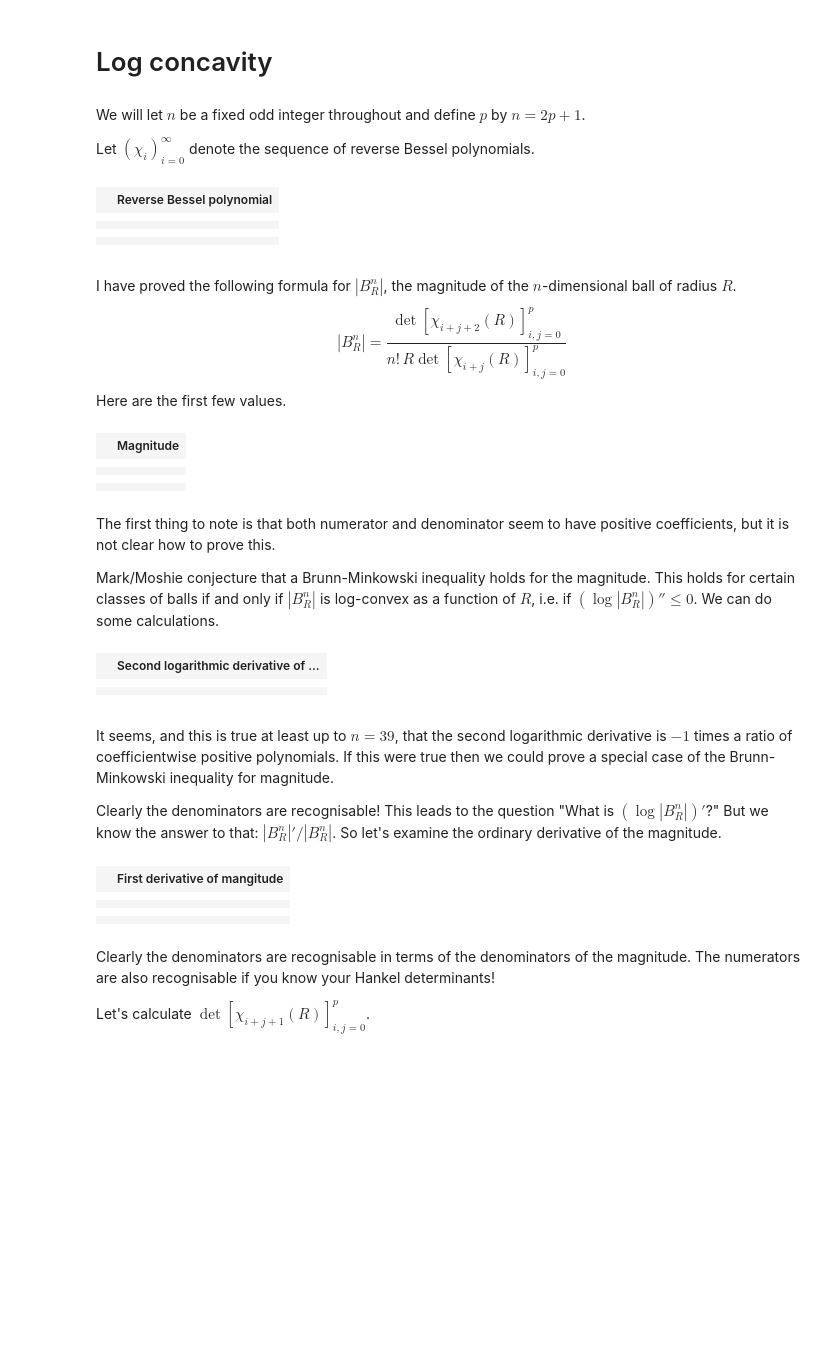
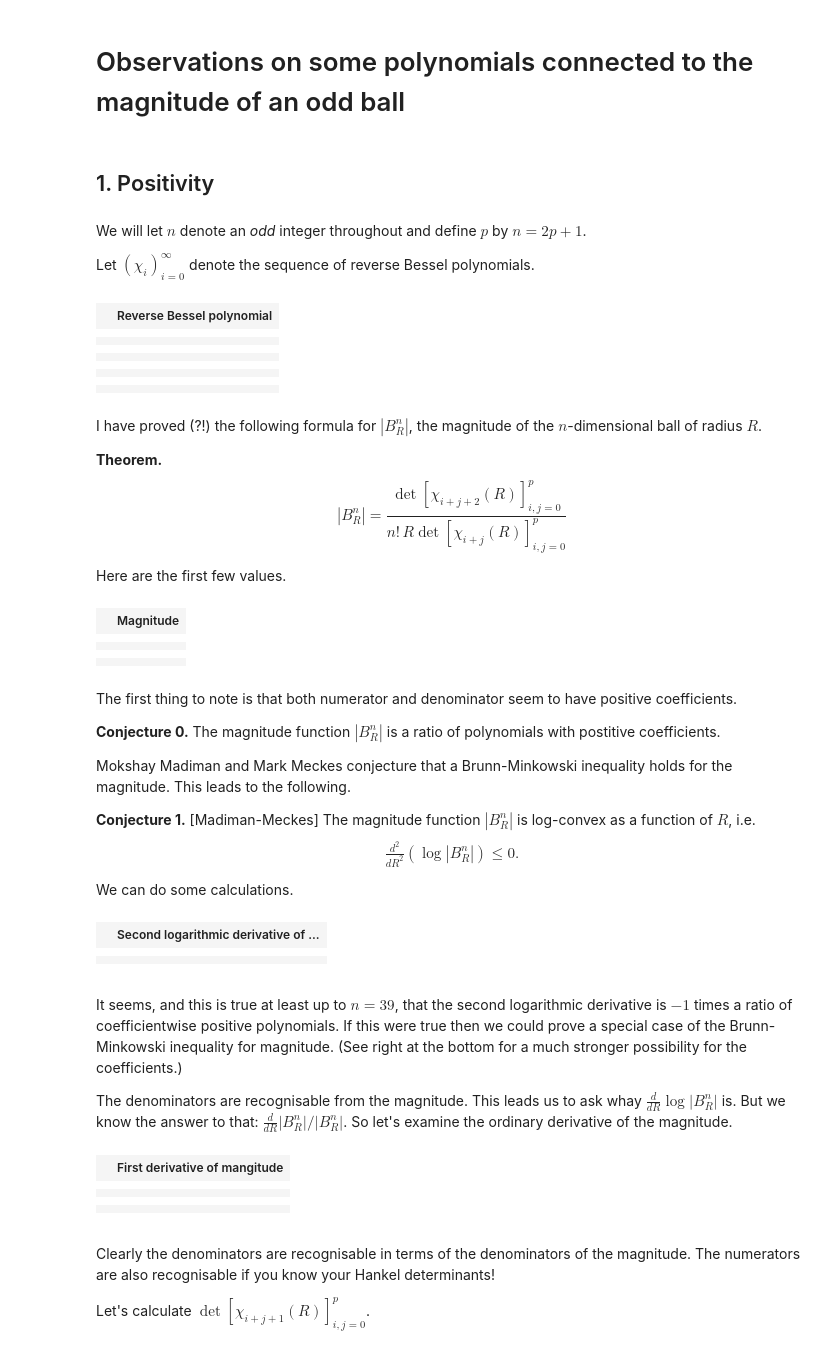
Before and after one commit to simonwillerton/log_conc, a Jupyter notebook: concavity.ipynb, the cells around one changed output. Drawn from its saved outputs; the diff is of its cells as text; code cells hidden in the pictures; blank space fills up the shorter version.

```diff
--- a/concavity.ipynb
+++ b/concavity.ipynb
@@ -1,2 +1,4 @@
-# %% [markdown]
-# Log concavity
+# %% [markdown]
+# Observations on some polynomials connected to the magnitude of an odd ball
+# %% [markdown]
+## 1. Positivity
@@ -3,36 +11,42 @@
 # %% [markdown]
-We will let $n$ be a fixed odd integer throughout and define $p$ by $n=2p+1$.
+We will let $n$ denote an *odd* integer throughout and define $p$ by $n=2p+1$.
 
 Let $(\chi_i)_{i=0}^\infty$ denote the sequence of reverse Bessel polynomials.
 # %%
 S.<R> = PolynomialRing(ZZ)
 
 def chi(j,r):
     if j == 0:
         return 1
     return sum([factorial(s-1)*r**(2*j-s)/
                 (2^(s-j)*factorial(s-j)*factorial(2*j-s-1))
                 for s in range(j, 2*j)])
 
 table_rows = []
-for i in range(5):
+for i in range(8):
     table_rows.append([i, chi(i, R)])
 table(table_rows,
        header_row=["$i$","Reverse Bessel polynomial $\chi_{i}(R)$"])
 # %% [output]
 |  | Reverse Bessel polynomial |
 |  |  |
 |  |  |
 |  |  |
 |  |  |
 |  |  |
+|  |  |
+|  |  |
+|  |  |
 # %% [markdown]
-I have proved the following formula for $|B_R^n|$, the magnitude of the $n$-dimensional ball of radius $R$.
+I have proved (?!) the following formula for $|B_R^n|$, the magnitude of the $n$-dimensional ball of radius $R$.
+
+**Theorem.**
 $$
 \left|B^n_R\right|
-=\frac{\det[\chi_{i+j+2}(R)]^{p}_{i,j=0}}
-{n!\,R\det[\chi_{i+j}(R)]^{p}_{i,j=0}}
+=\frac{\det\left[\chi_{i+j+2}(R)\right]^{p}_{i,j=0}}
+{n!\,R\det\left[\chi_{i+j}(R)\right]^{p}_{i,j=0}}
 $$
+
 Here are the first few values.
 # %%
 def Hankel_det(p, offset=0):
@@ -55,9 +69,19 @@ table(table_rows,
 |  |  |
 |  |  |
 # %% [markdown]
-The first thing to note is that both numerator and denominator seem to have positive coefficients, but it is not clear how to prove this.
+The first thing to note is that both numerator and denominator seem to have positive coefficients.
 
-Mark/Moshie conjecture that a Brunn-Minkowski inequality holds for the magnitude.  This holds for certain classes of balls if and only if $|B^n_R|$ is log-convex as a function of $R$, i.e. if $(\log|B_R^n|)''\le 0$.  We can do some calculations.
+**Conjecture 0.**
+The magnitude function $|B^n_R|$ is a ratio of polynomials with postitive coefficients.
+
+Mokshay Madiman and Mark Meckes conjecture that a Brunn-Minkowski inequality holds for the magnitude.  This leads to the following.
+
+**Conjecture 1.** [Madiman-Meckes] The magnitude function $|B^n_R|$ is log-convex as a function of $R$, i.e.
+$$
+\tfrac{d^2}{dR^2}(\log|B_R^n|)\le 0.
+$$
+
+We can do some calculations.
 # %%
 table_rows = []
 for p in range(0, 3):
@@ -72,25 +96,26 @@ table(table_rows,
 |  |  |
 |  |  |
 # %% [markdown]
-It seems, and this is true at least up to $n=39$, that the second logarithmic derivative is $-1$ times a ratio of coefficientwise positive polynomials.  If this were true then we could prove a special case of the Brunn-Minkowski inequality for magnitude.
+It seems, and this is true at least up to $n=39$, that the second logarithmic derivative is $-1$ times a ratio of coefficientwise positive polynomials.  If this were true then we could prove a special case of the Brunn-Minkowski inequality for magnitude.  (See right at the bottom for a much stronger possibility for the coefficients.)
 
-Clearly the denominators are recognisable!  This leads to the question "What is $(\log\left|B^n _R\right| )'$?"  But we know the answer to that: $\left|B^n _R\right|'/\left|B^n _R\right|$.  So let's examine the ordinary derivative of the magnitude.
+The denominators are recognisable from the magnitude.  This leads us to ask whay $\frac{d}{dR}\log\bigl|B^n _R\bigr|$ is.  But we know the answer to that: $\frac{d}{dR}\bigl|B^n _R\bigr|/\bigl|B^n _R\bigr|$.  So let's examine the ordinary derivative of the magnitude.
 # %%
 table_rows = []
-for p in range(0, 4):
+for p in range(0, 5):
     mag = Hankel_det(p, 2)/(Hankel_det(p)*R*factorial(2*p+1))
     derivative = diff(mag, R)
     num = SR(derivative.numerator().factor())
     denom = SR(derivative.denominator().factor())
     table_rows.append((2*p+1, num/denom))
 table(table_rows,
-       header_row=["$n$","First derivative of mangitude $|B_R^n|'$"])
+       header_row=["$n$",r"First derivative of mangitude $\frac{d}{dR}\bigl|B_R^n\bigr|$"])
 # %% [output]
 |  | First derivative of mangitude |
 |  |  |
 |  |  |
 |  |  |
 |  |  |
+|  |  |
 # %% [markdown]
 
 Clearly the denominators are recognisable in terms of the denominators of the magnitude.  The numerators are also recognisable if you know your Hankel determinants!
```
Also changed, not shown: parts of 13 cells of this notebook.
